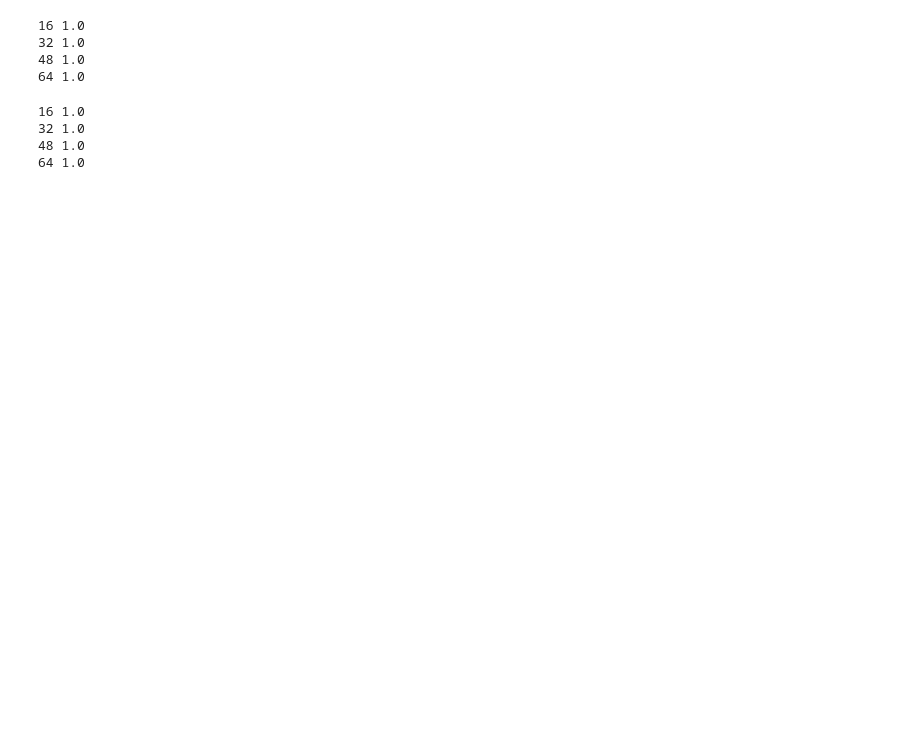
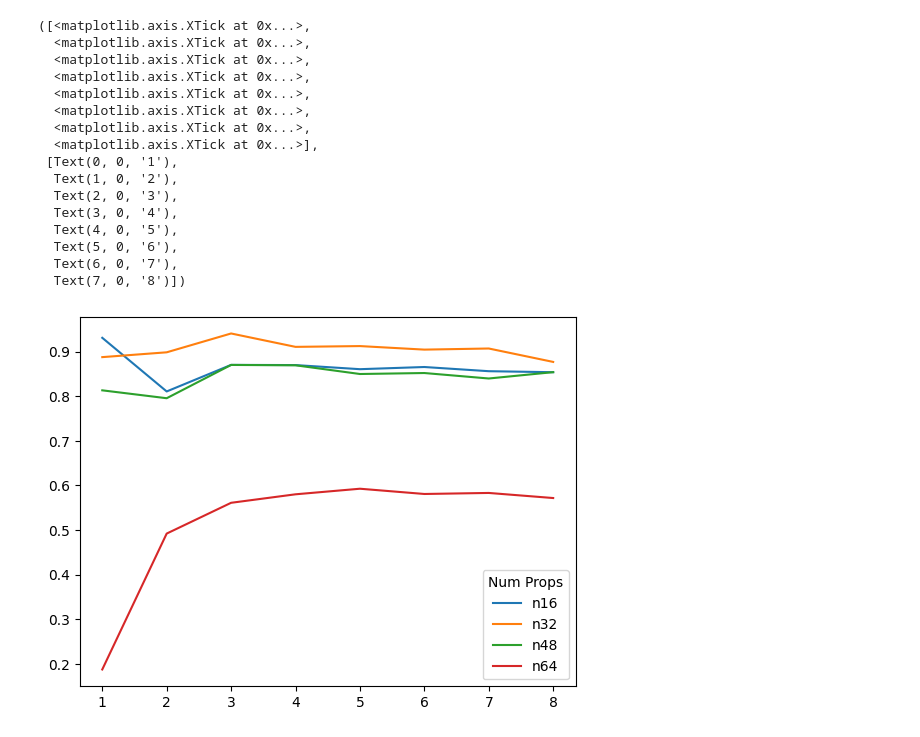
Before and after one commit to AntonXue/tf_logic, a Jupyter notebook: theory_experiments/theory_attack_vs_learned_model.ipynb, the cells around one changed output. Cells and saved outputs as stored; diff of their text form; code cells hidden in the pictures; blank space fills up the shorter version.

```diff
--- a/theory_experiments/theory_attack_vs_learned_model.ipynb
+++ b/theory_experiments/theory_attack_vs_learned_model.ipynb
@@ -24,43 +24,65 @@ def run_one_fact_amensia_attack(
     kappa = 1,
     num_repeats = 1,
     num_samples = 16384,
-    batch_size = 2048,
+    batch_size = 4096,
+    verbose = True,
 ):
     assert num_samples % batch_size == 0
     n, k, bsz = num_props, num_repeats, batch_size
     zn = torch.zeros(bsz,1,n,device=device)
-    model, _ = load_model_and_dataset(n, num_samples, models_dir, do_layer_norm=do_ln)
+    model, _ = load_model_and_dataset(n, 2*n, num_samples, models_dir)
     model.eval().to(device)
     dataloader = DataLoader(FactAmnesiaDataset(n,k,num_samples), bsz)
-    elems_acc, state_acc, simple_asr = [], [], [] # Stats to track
-    for batch in dataloader:
+    elems_acc, state_acc, simple_ssr = [], [], [] # Stats to track
+    pbar = tqdm(dataloader) if verbose else dataloader
+    for batch in pbar:
         a = batch["infos"][:,0:1].to(device)
         init_token = torch.cat([zn, hot(a,n)], dim=-1).view(bsz,1,2*n)
         atk_rule = torch.cat([zn, -kappa*hot(a,n)], dim=-1).view(bsz,1,2*n)
         adv_suffix = torch.cat([atk_rule.repeat(1,k,1), init_token], dim=1)
         all_tokens = torch.cat([batch["tokens"].to(device), adv_suffix], dim=1)
         pred = (model(all_tokens).logits > 0).long()
+        s_asr = (pred * hot(a,n).view(-1,1,n)).sum(dim=(1,2)) == 0
+        simple_ssr.append(s_asr.float().mean().item())
+        if verbose:
+            pbar.set_description(f"n {num_props}, kappa {kappa}, ssr {torch.tensor(simple_ssr).mean():.3f}")
 
-        # Track stats
-        labels = batch["labels"].to(device)
-        elems_acc.append((pred == labels).float().mean().item())
-        state_acc.append((pred == labels).all(dim=-1).float().mean().item())
-        s_asr = (pred * hot(a,n).view(-1,1,n)).sum(dim=(1,2)) == 0
-        simple_asr.append(s_asr.float().mean().item())
-
-    elems_acc = torch.tensor(elems_acc).float().mean().item()
-    state_acc = torch.tensor(state_acc).float().mean().item()
-    simple_asr = torch.tensor(simple_asr).float().mean().item()
-    return {"elems_acc": elems_acc, "state_acc": state_acc, "simple_asr": simple_asr}
+    simple_ssr = torch.tensor(simple_ssr).float().mean().item()
+    return {"simple_ssr": simple_ssr}
-# %%
-for n in [16, 32, 48, 64]:
-    fa_ret = run_one_fact_amensia_attack(n)
-    print(n, fa_ret["simple_asr"])
-# %% [output]
-16 1.0
-32 1.0
-48 1.0
-64 1.0
+# %%
+fa_kappas = list(range(1,9))
+# fa_kappas = [1, 2, 4, 8, 16, 32, 64, 128]
+fa_ret_16 = [run_one_fact_amensia_attack(16, kappa) for kappa in fa_kappas]
+fa_ret_32 = [run_one_fact_amensia_attack(32, kappa) for kappa in fa_kappas]
+fa_ret_48 = [run_one_fact_amensia_attack(48, kappa) for kappa in fa_kappas]
+fa_ret_64 = [run_one_fact_amensia_attack(64, kappa) for kappa in fa_kappas]
+# %%
+plt.clf()
+plt.plot([r["simple_ssr"] for r in fa_ret_16], label="n16")
+plt.plot([r["simple_ssr"] for r in fa_ret_32], label="n32")
+plt.plot([r["simple_ssr"] for r in fa_ret_48], label="n48")
+plt.plot([r["simple_ssr"] for r in fa_ret_64], label="n64")
+plt.legend(title="Num Props", loc="lower right")
+
+plt.xticks(list(range(len(fa_kappas))), labels=[str(k) for k in fa_kappas]);
+# %% [output]
+([<matplotlib.axis.XTick at 0x...>,
+  <matplotlib.axis.XTick at 0x...>,
+  <matplotlib.axis.XTick at 0x...>,
+  <matplotlib.axis.XTick at 0x...>,
+  <matplotlib.axis.XTick at 0x...>,
+  <matplotlib.axis.XTick at 0x...>,
+  <matplotlib.axis.XTick at 0x...>,
+  <matplotlib.axis.XTick at 0x...>],
+ [Text(0, 0, '1'),
+  Text(1, 0, '2'),
+  Text(2, 0, '3'),
+  Text(3, 0, '4'),
+  Text(4, 0, '5'),
+  Text(5, 0, '6'),
+  Text(6, 0, '7'),
+  Text(7, 0, '8')])
+[figure, added]
 # %%
 @torch.no_grad()
 def run_one_suppress_rule_attack(
@@ -100,9 +118,0 @@ def run_one_suppress_rule_attack(
-# %%
-for n in [16, 32, 48, 64]:
-    sr_ret = run_one_suppress_rule_attack(n)
-    print(n, sr_ret["simple_asr"])
-# %% [output]
-16 1.0
-32 1.0
-48 1.0
-64 1.0
```
Also changed, not shown: parts of 6 cells of this notebook, 9 other files.
